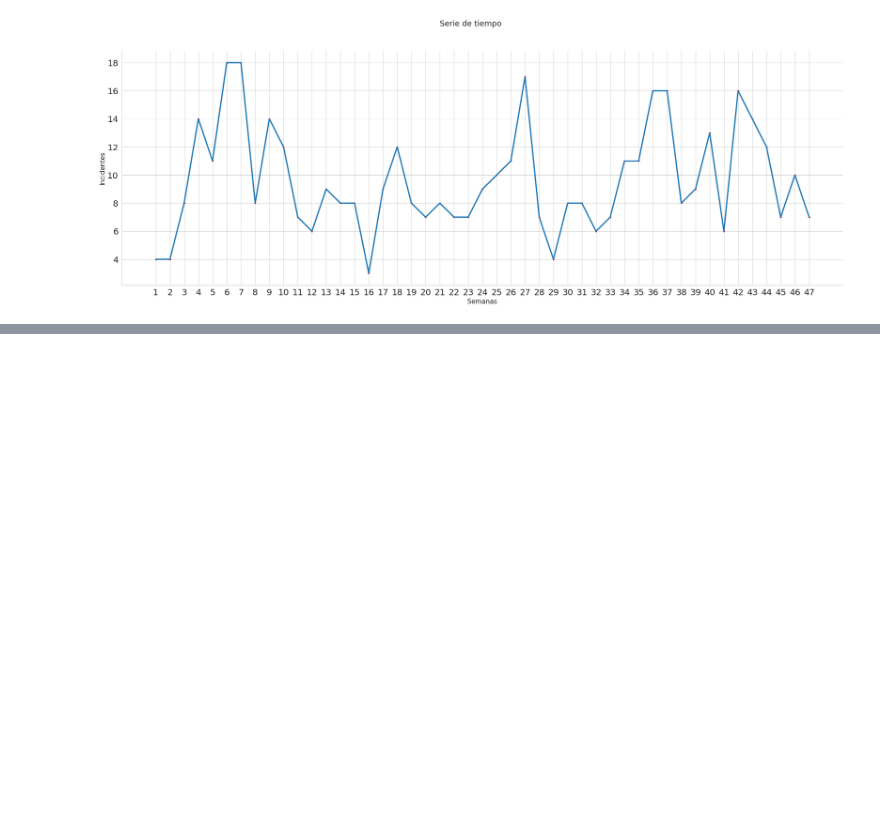
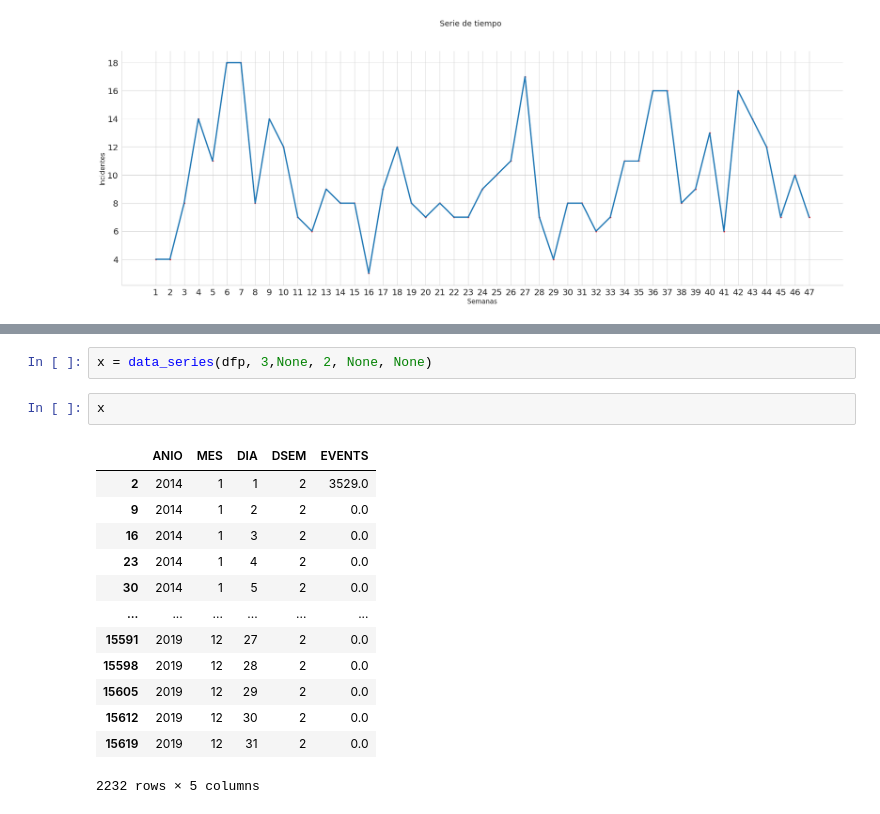
Before and after one commit to computergraphicsforall/d3idvc, a Jupyter notebook: notebooks/time_series_longlat.ipynb, the cells around one changed output, grey strips where cells are left out. Drawn from its saved outputs; the diff is of its cells as text; blank space fills up the shorter version.

```diff
--- a/notebooks/time_series_longlat.ipynb
+++ b/notebooks/time_series_longlat.ipynb
@@ -130,0 +295,18 @@ plt.show()
+# %%
+x = data_series(dfp, 3,None, 2, None, None)
+# %%
+x
+# %% [output]
+|  | ANIO | MES | DIA | DSEM | EVENTS |
+| 2 | 2014 | 1 | 1 | 2 | 3529.0 |
+| 9 | 2014 | 1 | 2 | 2 | 0.0 |
+| 16 | 2014 | 1 | 3 | 2 | 0.0 |
+| 23 | 2014 | 1 | 4 | 2 | 0.0 |
+| 30 | 2014 | 1 | 5 | 2 | 0.0 |
+| ... | ... | ... | ... | ... | ... |
+| 15591 | 2019 | 12 | 27 | 2 | 0.0 |
+| 15598 | 2019 | 12 | 28 | 2 | 0.0 |
+| 15605 | 2019 | 12 | 29 | 2 | 0.0 |
+| 15612 | 2019 | 12 | 30 | 2 | 0.0 |
+| 15619 | 2019 | 12 | 31 | 2 | 0.0 |
+2232 rows × 5 columns
```
Also changed, not shown: parts of 17 cells of this notebook, 1 other file.
